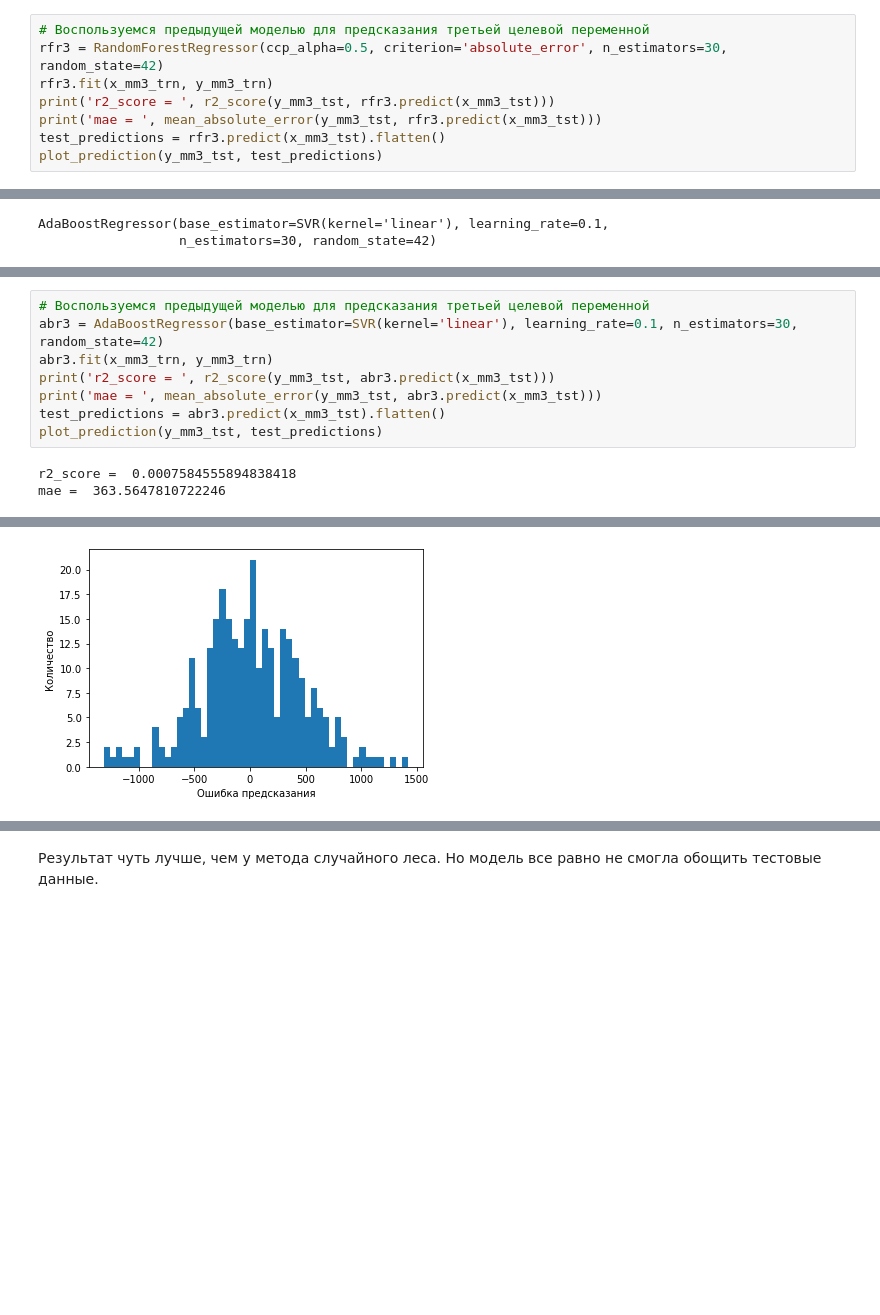
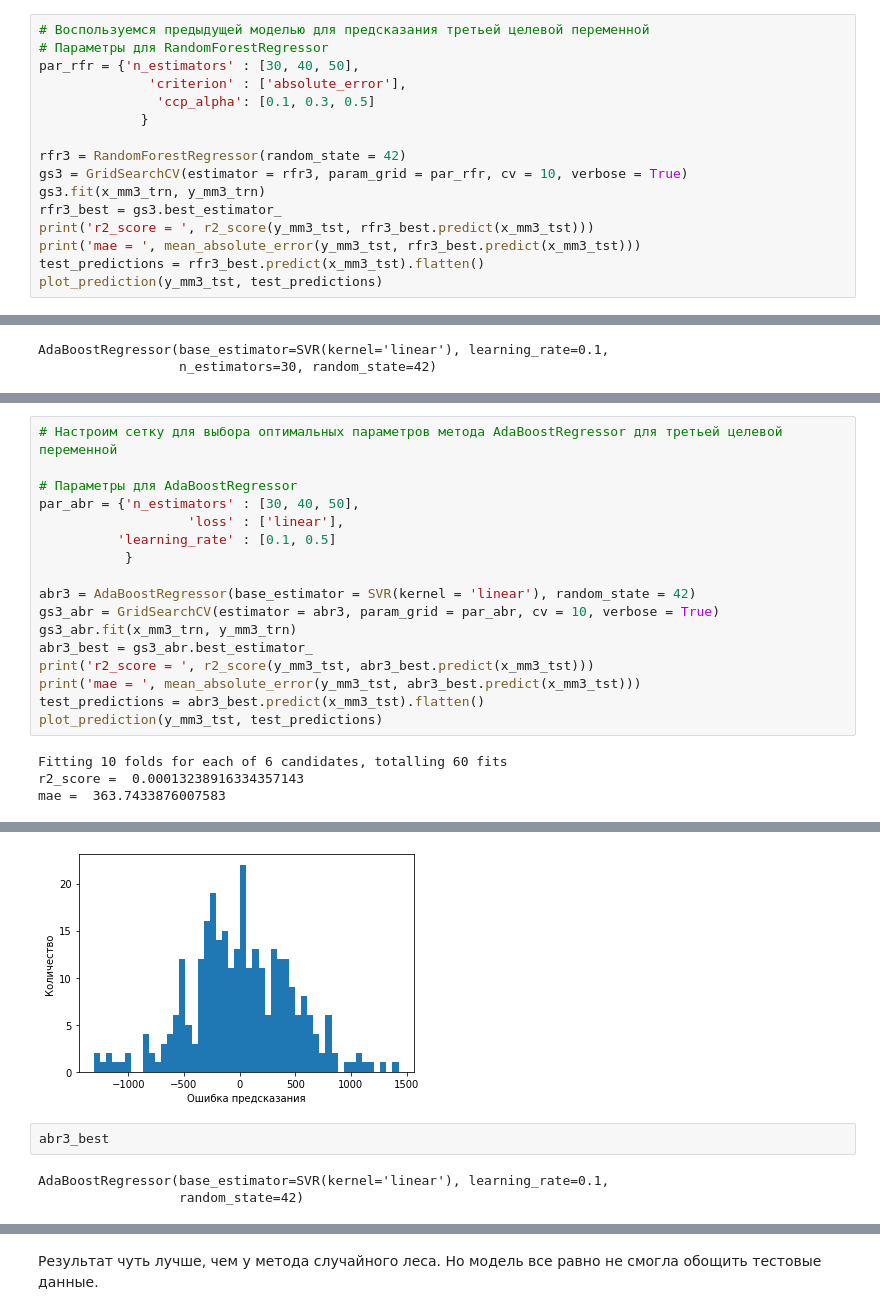
Before and after one commit to edelpike/data_science, a Jupyter notebook: VKR_shchukin.ipynb, the cells around one changed output, grey strips where cells are left out. Saved outputs shown, nothing was run; the diff lists cells and outputs as text; blank space fills up the shorter version.

```diff
--- a/VKR_shchukin.ipynb
+++ b/VKR_shchukin.ipynb
@@ -519,10 +575,18 @@ RandomForestRegressor(ccp_alpha=0.5, criterion='absolute_error',
 Коэффициент детерминации ниже нуля.
 # %%
 # Воспользуемся предыдущей моделью для предсказания третьей целевой переменной
-rfr3 = RandomForestRegressor(ccp_alpha=0.5, criterion='absolute_error', n_estimators=30, random_state=42)
-rfr3.fit(x_mm3_trn, y_mm3_trn)
-print('r2_score = ', r2_score(y_mm3_tst, rfr3.predict(x_mm3_tst)))
-print('mae = ', mean_absolute_error(y_mm3_tst, rfr3.predict(x_mm3_tst)))
-test_predictions = rfr3.predict(x_mm3_tst).flatten()
+# Параметры для RandomForestRegressor
+par_rfr = {'n_estimators' : [30, 40, 50],
+              'criterion' : ['absolute_error'],
+               'ccp_alpha': [0.1, 0.3, 0.5]
+             }
+
+rfr3 = RandomForestRegressor(random_state = 42)
+gs3 = GridSearchCV(estimator = rfr3, param_grid = par_rfr, cv = 10, verbose = True)
+gs3.fit(x_mm3_trn, y_mm3_trn)
+rfr3_best = gs3.best_estimator_
+print('r2_score = ', r2_score(y_mm3_tst, rfr3_best.predict(x_mm3_tst)))
+print('mae = ', mean_absolute_error(y_mm3_tst, rfr3_best.predict(x_mm3_tst)))
+test_predictions = rfr3_best.predict(x_mm3_tst).flatten()
 plot_prediction(y_mm3_tst, test_predictions)
 # %% [output]
@@ -566,13 +649,28 @@ AdaBoostRegressor(base_estimator=SVR(kernel='linear'), learning_rate=0.1,
 # %%
-# Воспользуемся предыдущей моделью для предсказания третьей целевой переменной
-abr3 = AdaBoostRegressor(base_estimator=SVR(kernel='linear'), learning_rate=0.1, n_estimators=30, random_state=42)
-abr3.fit(x_mm3_trn, y_mm3_trn)
-print('r2_score = ', r2_score(y_mm3_tst, abr3.predict(x_mm3_tst)))
-print('mae = ', mean_absolute_error(y_mm3_tst, abr3.predict(x_mm3_tst)))
-test_predictions = abr3.predict(x_mm3_tst).flatten()
+# Настроим сетку для выбора оптимальных параметров метода AdaBoostRegressor для третьей целевой переменной
+
+# Параметры для AdaBoostRegressor
+par_abr = {'n_estimators' : [30, 40, 50],
+                   'loss' : ['linear'],
+          'learning_rate' : [0.1, 0.5]
+           }
+
+abr3 = AdaBoostRegressor(base_estimator = SVR(kernel = 'linear'), random_state = 42)
+gs3_abr = GridSearchCV(estimator = abr3, param_grid = par_abr, cv = 10, verbose = True)
+gs3_abr.fit(x_mm3_trn, y_mm3_trn)
+abr3_best = gs3_abr.best_estimator_
+print('r2_score = ', r2_score(y_mm3_tst, abr3_best.predict(x_mm3_tst)))
+print('mae = ', mean_absolute_error(y_mm3_tst, abr3_best.predict(x_mm3_tst)))
+test_predictions = abr3_best.predict(x_mm3_tst).flatten()
 plot_prediction(y_mm3_tst, test_predictions)
 # %% [output]
-r2_score =  0.0007584555894838418
-mae =  363.5647810722246
+Fitting 10 folds for each of 6 candidates, totalling 60 fits
+r2_score =  0.00013238916334357143
+mae =  363.7433876007583
 [figure]
-[figure, old version]
+[figure, new version]
+# %%
+abr3_best
+# %% [output]
+AdaBoostRegressor(base_estimator=SVR(kernel='linear'), learning_rate=0.1,
+                  random_state=42)
```
Also changed, not shown: parts of 29 cells of this notebook.
